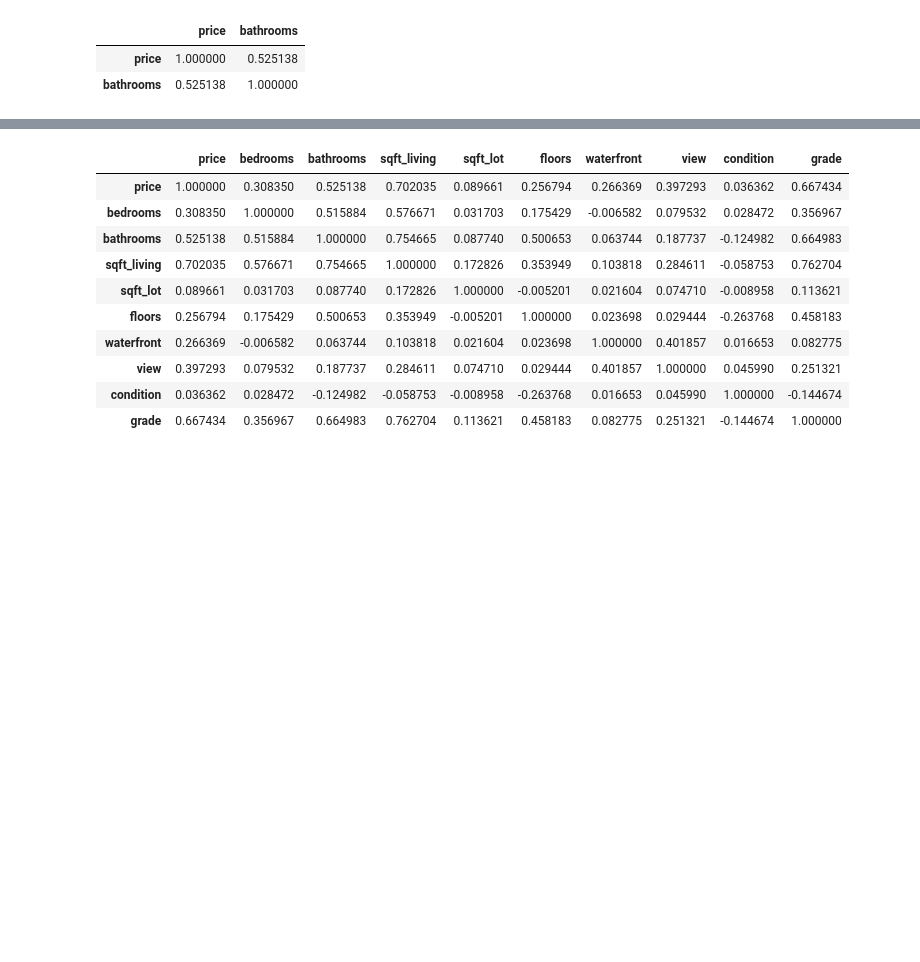
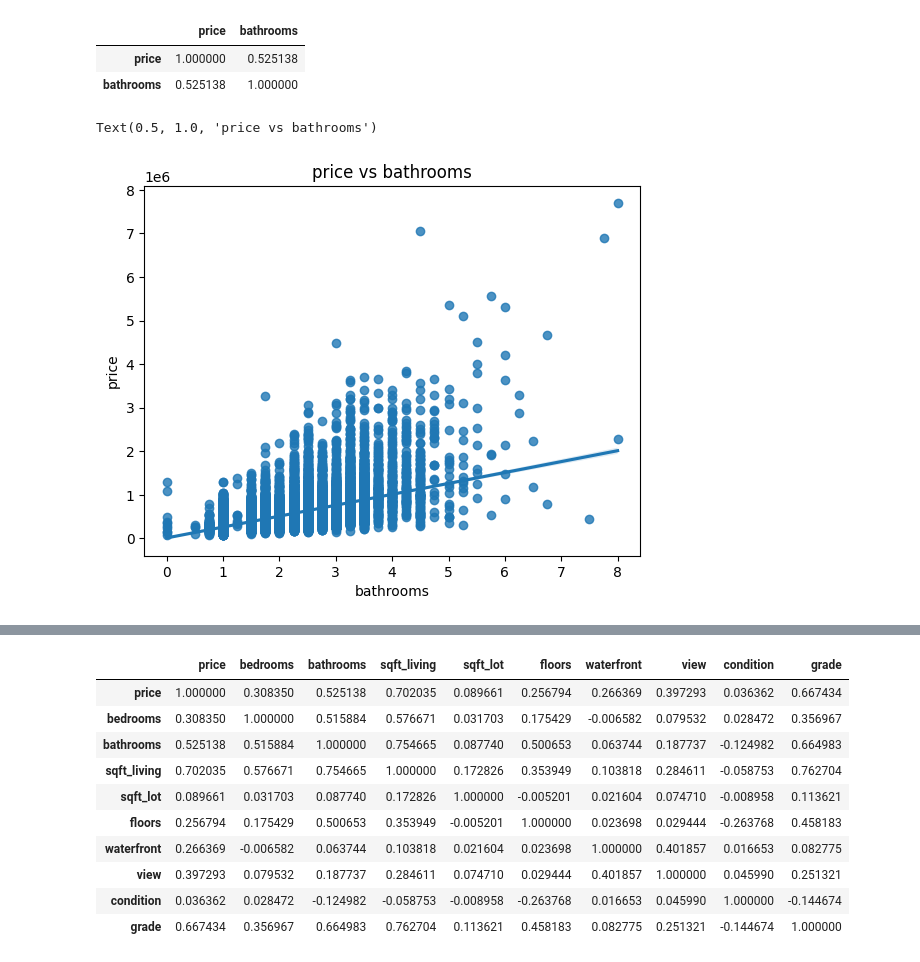
Before and after one commit to GabrielIkpolo/house-price--prediction-model, a Jupyter notebook: house_price_prediction.ipynb, the cells around one changed output, grey strips where cells are left out. Drawn from its saved outputs; the diff is of its cells as text; code cells hidden in the pictures; blank space fills up the shorter version.

```diff
--- a/house_price_prediction.ipynb
+++ b/house_price_prediction.ipynb
@@ -124,3 +173,10 @@ correlation_variables
 |  | price | bathrooms |
 | price | 1.000000 | 0.525138 |
 | bathrooms | 0.525138 | 1.000000 |
+# %%
+# Checking the relationships that existe between the target variable and independent variable
+sns.regplot(x='bathrooms', y='price', data=df)
+plt.title("price vs bathrooms")
+# %% [output]
+Text(0.5, 1.0, 'price vs bathrooms')
+[figure, added]
```
Also changed, not shown: parts of 10 cells of this notebook.
